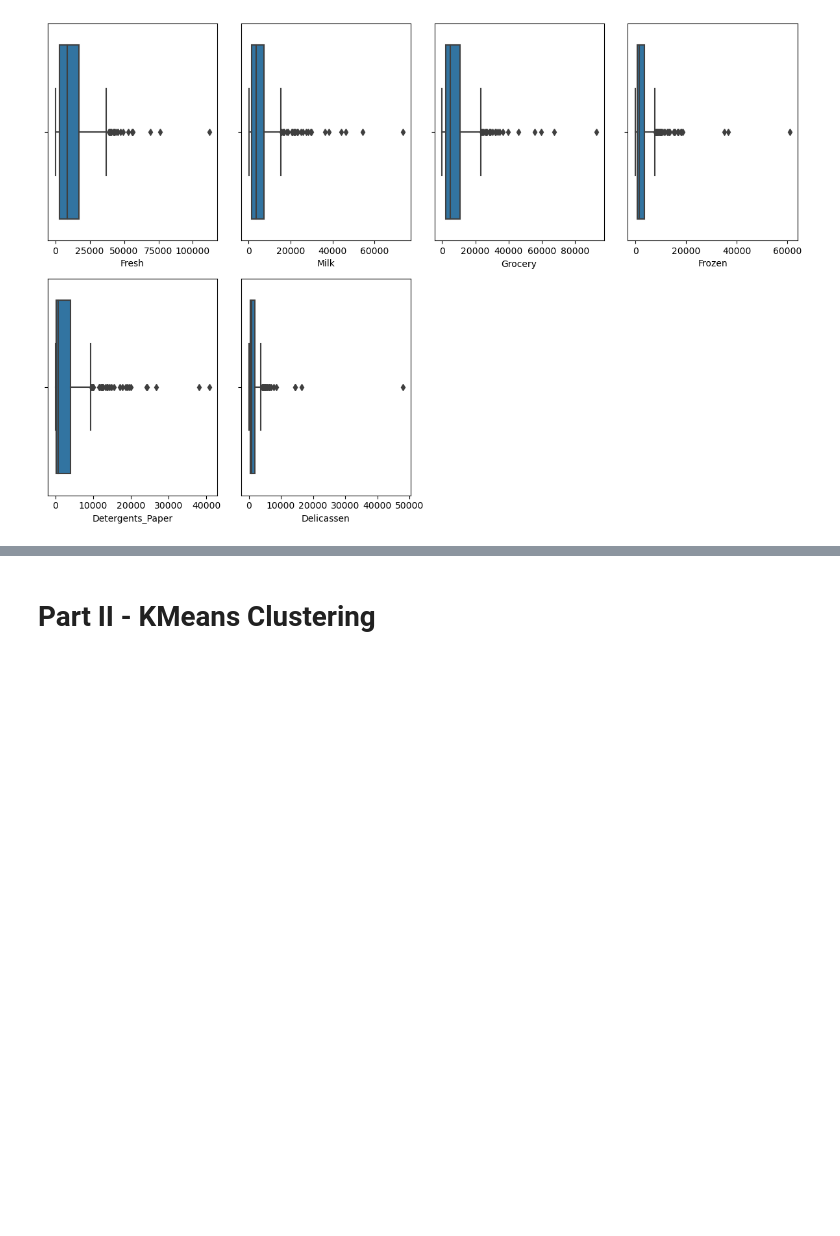
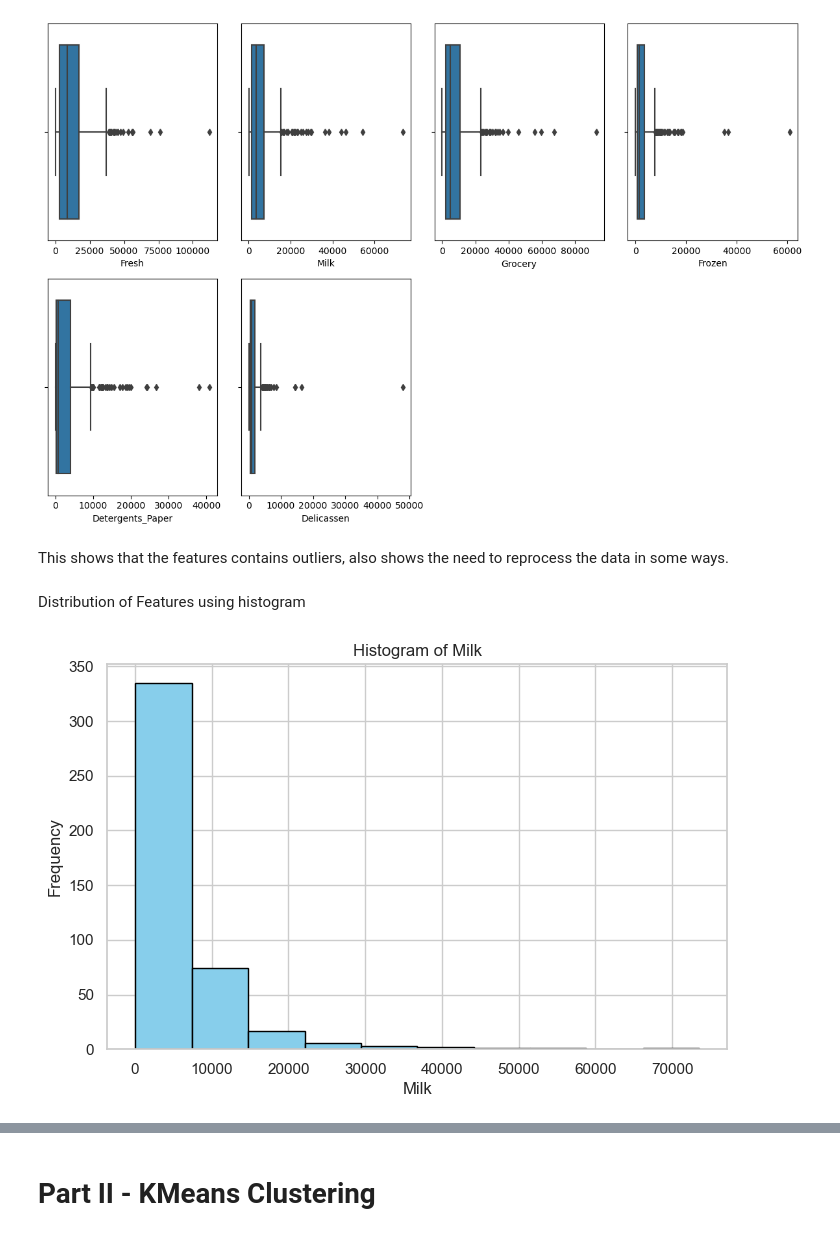
Before and after one commit to LaraOnipede/ml-project-unsupervised-learning, a Jupyter notebook: Unsupervised Learning - Project.ipynb, the cells around one changed output, grey strips where cells are left out. Saved outputs shown, nothing was run; the diff lists cells and outputs as text; code cells hidden in the pictures; blank space fills up the shorter version.

```diff
--- a/Unsupervised Learning - Project.ipynb
+++ b/Unsupervised Learning - Project.ipynb
@@ -112,3 +149,17 @@ plt.tight_layout()
 plt.show()
 # %% [output]
 [figure]
+# %% [markdown]
+This shows that the features contains outliers, also shows the need to reprocess the data in some ways.
+# %% [markdown]
+Distribution of Features using histogram
+# %%
+# Histogram for a single column Fresh
+plt.figure(figsize=(8, 5))
+plt.hist(data['Milk'], bins=10, color='skyblue', edgecolor='black')
+plt.xlabel('Milk')
+plt.ylabel('Frequency')
+plt.title('Histogram of Milk')
+plt.show()
+# %% [output]
+[figure, added]
```
Also changed, not shown: parts of 49 cells of this notebook.
